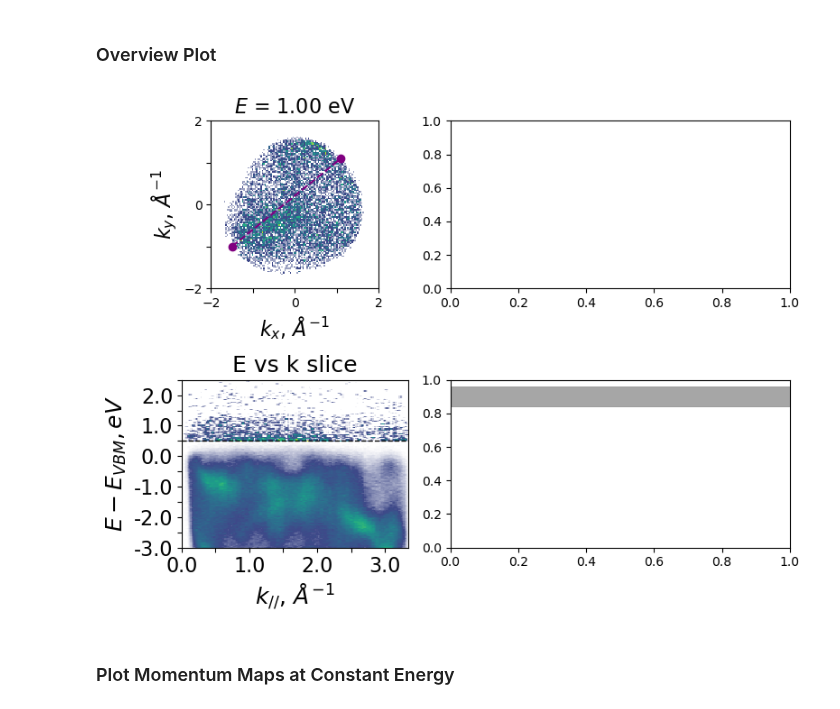
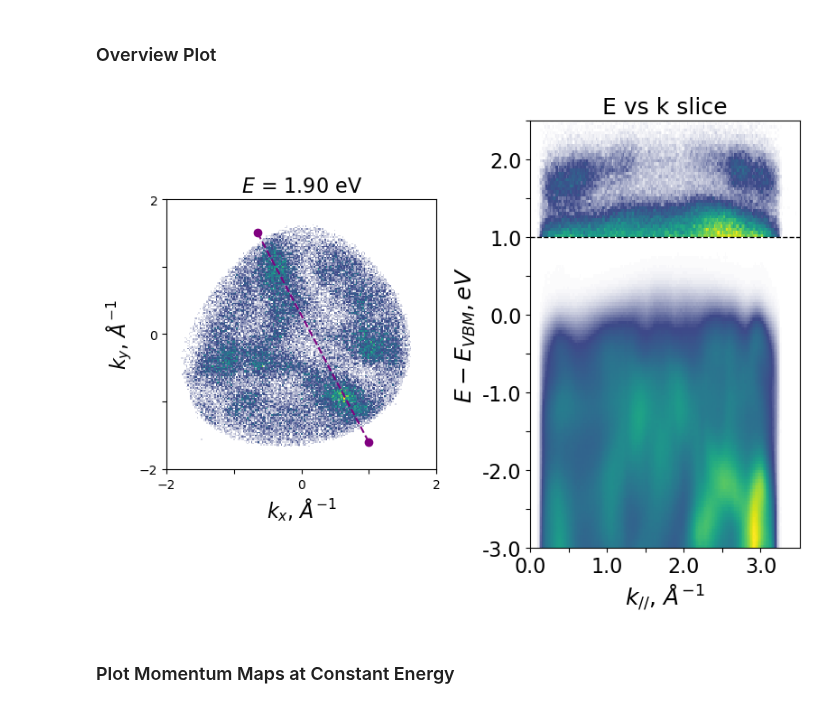
Before and after one commit to lawsonlloyd/mpes-analysis, a Jupyter notebook: mpes_Plot_Analysis.ipynb, the cells around one changed output. Drawn from its saved outputs; the diff is of its cells as text; code cells hidden in the pictures.

Commit message:
update k cut to include width adjustment

```diff
--- a/mpes_Plot_Analysis.ipynb
+++ b/mpes_Plot_Analysis.ipynb
@@ -36,7 +40,7 @@ from mpes import cmap_LTL, cmap_LTL2
 # Specify datapath, filename, and [Energy, Delay] offsets to load.
 
 data_path = 'R:\Lawson\Data\metis'
-#data_path = '/Users/lawsonlloyd/Desktop/Data/metis'
+data_path = '/Users/lawsonlloyd/Desktop/Data/metis'
 
 # CrSBr
 filename, offsets = 'Scan162_RT_120x120x115x50_binned.h5', [0.8467, -120]
@@ -63,8 +67,9 @@ filename, offsets = 'Scan188_120K_120x120x115x77_binned.h5', [0.5660, -105]
 filename, offsets = 'Scan1192_RT_NiI2_121x121x164x66_binned.h5', [.3, 0]
 #filename, offsets = 'Scan1205_RT_NiI2_121x121x164_binned.h5', [-.6, 0]
 #filename, offsets = 'Scan1206_RT_NiI2_121x121x164_binned.h5', [0, 0]
+filename, offsets = 'Scan1207_RT_NiI2_201x201x176_binned.h5', [0.3, 0]
 
-# Load the Data
+#  Load the Data
 data_loader = DataLoader(data_path + '//' + filename, offsets = offsets)
 I = data_loader.load()
 # %% [output]
@@ -136,7 +113,7 @@ plotting k cut
 # %%
 %matplotlib inline
 
-fig, axs = plt.subplots(2, 2, gridspec_kw={'width_ratios': [1, 1.5], 'height_ratios':[1, 1]})
+fig, axs = plt.subplots(1, 2, gridspec_kw={'width_ratios': [1, 1], 'height_ratios':[1]})
 fig.set_size_inches(8, 6, forward=False)
 axs = axs.flatten()
 
@@ -144,45 +121,49 @@ colors = ['black', 'maroon']
 
 # Plot momentum map
 mpes.plot_momentum_maps(
-    I_res, E=1, E_int=.2, delays=500, delay_int=1000,
+    I_res, E=1.9, E_int=.2, delays=500, delay_int=1000,
     fig = fig, ax = axs[0],
     cmap=cmap_LTL,
     panel_labels=False, fontsize=16,
     nrows=2, figsize=(8, 6)
 )
 
 # Plot time traces
 E, E_int = [0.9, 1.7], .12 # Energies for Plotting Time Traces ; 1st Energy for MM
 (kx, ky), (kx_int, ky_int) = (0, 0), (4, 4) # Central (kx, ky) point and k-integration
 neg_delays = [-250, -100]
 
+#mpes.plot_edc(I_res, kx, ky, kx_int, ky_int, fig=fig, ax=axs[1])
+
 # mpes.plot_time_traces(
 #     I_res, E, E_int, (kx, ky), (kx_int, ky_int),
 #     norm_trace=True, subtract_neg=True, neg_delays=neg_delays,
 #     fig = fig, ax = axs[1],
 #     colors = ['black', 'maroon'],
 #     fontsize=16
 # )
 # axs[1].set_ylim(-0.1, 1.1)
 
 # Plot k - E (arbitrary Cut)
-k_start, k_end = (-.65, 1.5), (1.1, -1.4)
-k_start, k_end = (-1.5, -1), (1.1, 1.1)
-mpes.plot_k_cut(I_res, k_start=k_start, k_end=k_end, ax = axs[2], fig = fig, E_enhance = .5, ax2 = axs[0])
+k_start, k_end = (-.65, 1.5), (1, -1.6)
+#k_start, k_end = (-1.4, -1.15), (1.1, 0.9)
+mpes.plot_k_cut(I_res, k_start=k_start, k_end=k_end, ax = axs[1], fig = fig, E_enhance = 1, ax2 = axs[0], n=200, w=0.5)
 
 # Plot waterfall
 (kx, ky), (kx_int, ky_int) = (0, 0), (4, 4) # Central (kx, ky) point and k-integration
 # mpes.plot_waterfall(
 #     I_res, kx, kx_int, ky, ky_int,
 #     fig = fig, ax = axs[3], subtract_neg = True,
 #     energy_limits=[0.2, 2.5], E_enhance = .6
 # )
 
-for i in np.arange(len(E)):
-    mpes.add_rect(500, 2000, E[i], E_int, axs[3], edgecolor=colors[i], facecolor=colors[i], alpha = 0.35)
+#for i in np.arange(len(E)):
+    #mpes.add_rect(500, 2000, E[i], E_int, axs[3], edgecolor=colors[i], facecolor=colors[i], alpha = 0.35)
 
 #mpes.save_figure(fig, name = f'test', image_format = 'pdf')
+
+fig.tight_layout()
 # %% [output]
-[figure, old version]
+[figure, new version]
 # %% [markdown]
 ### Plot Momentum Maps at Constant Energy
```
Also changed, not shown: parts of 5 cells of this notebook, 3 other files.
